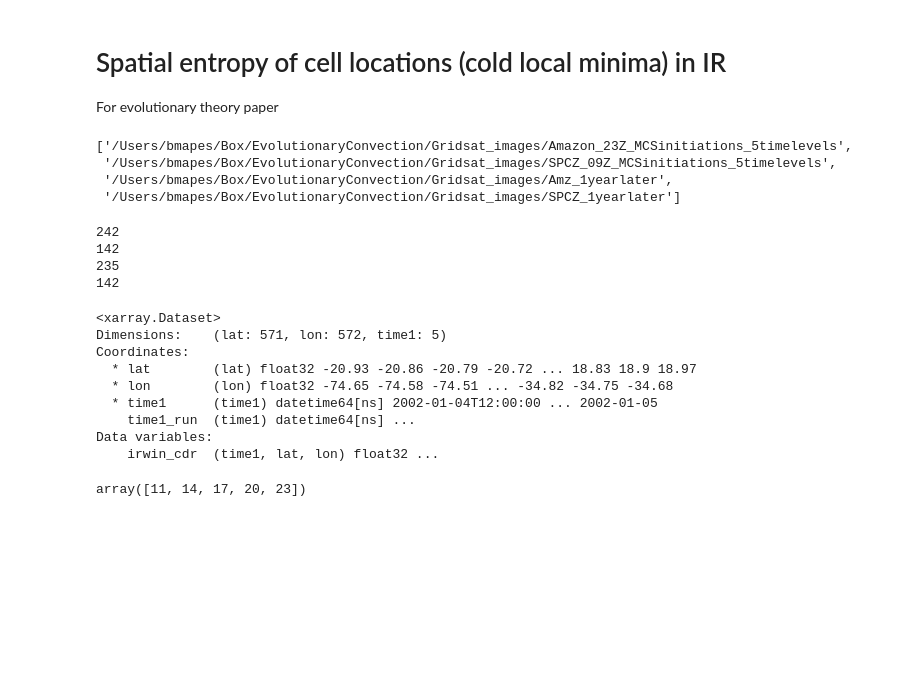
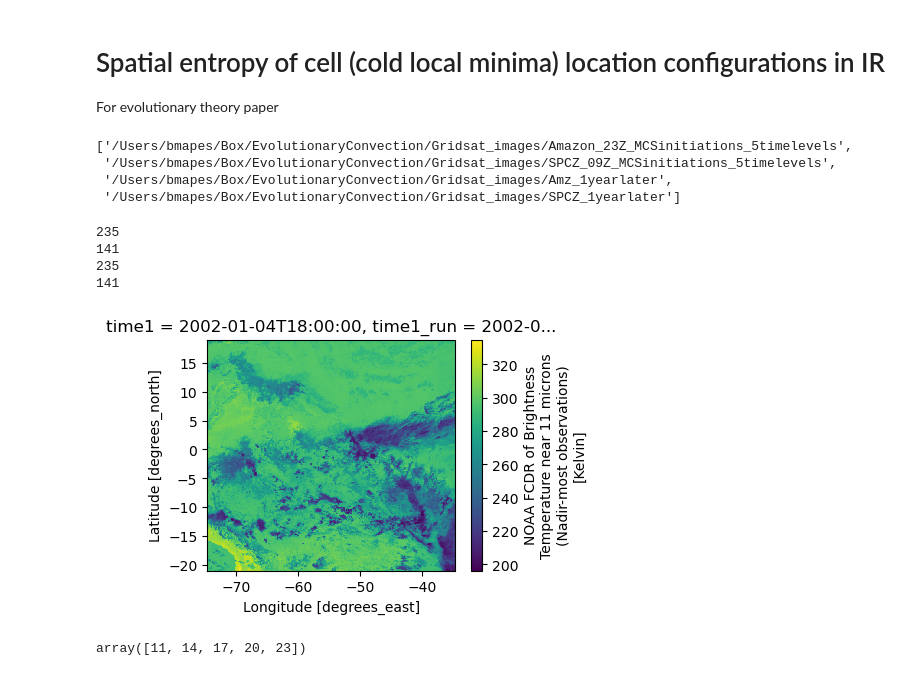
Before and after one commit to ATMOcanes/ATM651, a Jupyter notebook: Jupyter_Notebooks_Python/Entropy_IRmins_cells.ipynb, the cells around one changed output. Drawn from its saved outputs; the diff is of its cells as text; code cells hidden in the pictures; blank space fills up the shorter version.

```diff
--- a/Jupyter_Notebooks_Python/Entropy_IRmins_cells.ipynb
+++ b/Jupyter_Notebooks_Python/Entropy_IRmins_cells.ipynb
@@ -1,5 +1,5 @@
 # %% [markdown]
-# Spatial entropy of cell locations (cold local minima) in IR
+# Spatial entropy of cell (cold local minima) location configurations in IR
 For evolutionary theory paper
 # %%
 import xarray as xr
@@ -18,27 +18,21 @@ datadirs
 cases = ['Amaz','SPCZ','Amaz+1y','SPCZ+1y']
 nfiles = []
 for idir in datadirs:
-    fnames = glob(idir+'/*')
-    print(len(fnames))
-    nfiles.append(len(fnames))
+    fpaths = glob(idir+'/*')
+    print(len(fpaths))
+    nfiles.append(len(fpaths))
 # %% [output]
-242
-142
 235
-142
+141
+235
+141
 # %%
 ds = xr.open_dataset('/Users/bmapes/Box/EvolutionaryConvection/Gridsat_images/Amz_1yearlater/Amz_23Z_2001-01-04_12hleadup+YEAR.nc' ) #, combine='nested', concat_dim='case')
-ds
+#ds = xr.open_dataset('/Users/bmapes/Box/EvolutionaryConvection/Gridsat_images/SPCZ_1yearlater/SPCZ_09Z_2009-06-08_12hleadup+YEAR.nc' ) #, combine='nested', concat_dim='case')
+
+ds.irwin_cdr[2].plot(size=3);
 # %% [output]
-<xarray.Dataset>
-Dimensions:    (lat: 571, lon: 572, time1: 5)
-Coordinates:
-  * lat        (lat) float32 -20.93 -20.86 -20.79 -20.72 ... 18.83 18.9 18.97
-  * lon        (lon) float32 -74.65 -74.58 -74.51 ... -34.82 -34.75 -34.68
-  * time1      (time1) datetime64[ns] 2002-01-04T12:00:00 ... 2002-01-05
-    time1_run  (time1) datetime64[ns] ...
-Data variables:
-    irwin_cdr  (time1, lat, lon) float32 ...
+[figure, added]
 # %%
 # Amazon and SPCZ UTC values (LST daytime, 15h), for plot labels later
 SUTCs = np.array([21,  0,  3,  6,  9])
```
Also changed, not shown: parts of 32 cells of this notebook, 1 other file.
